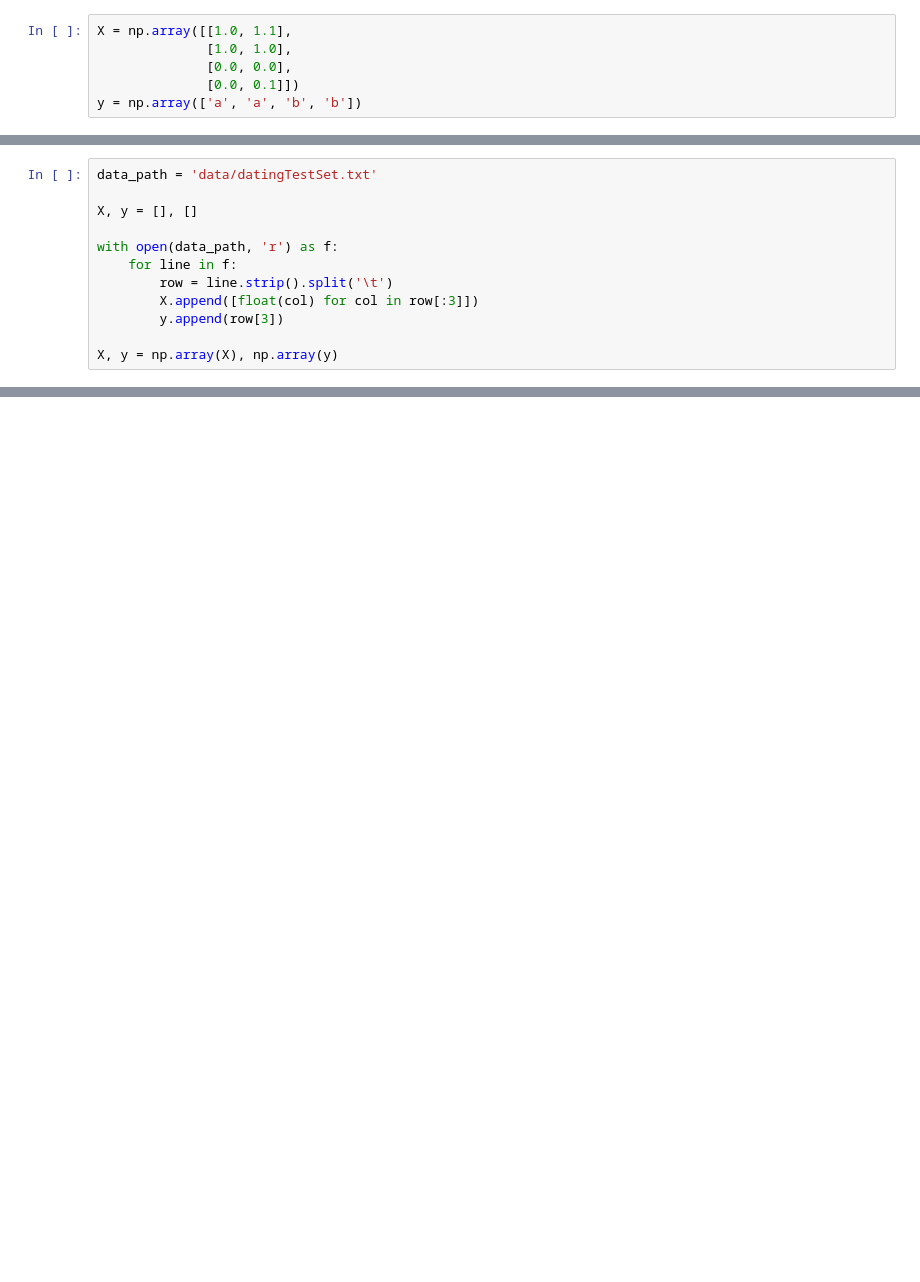
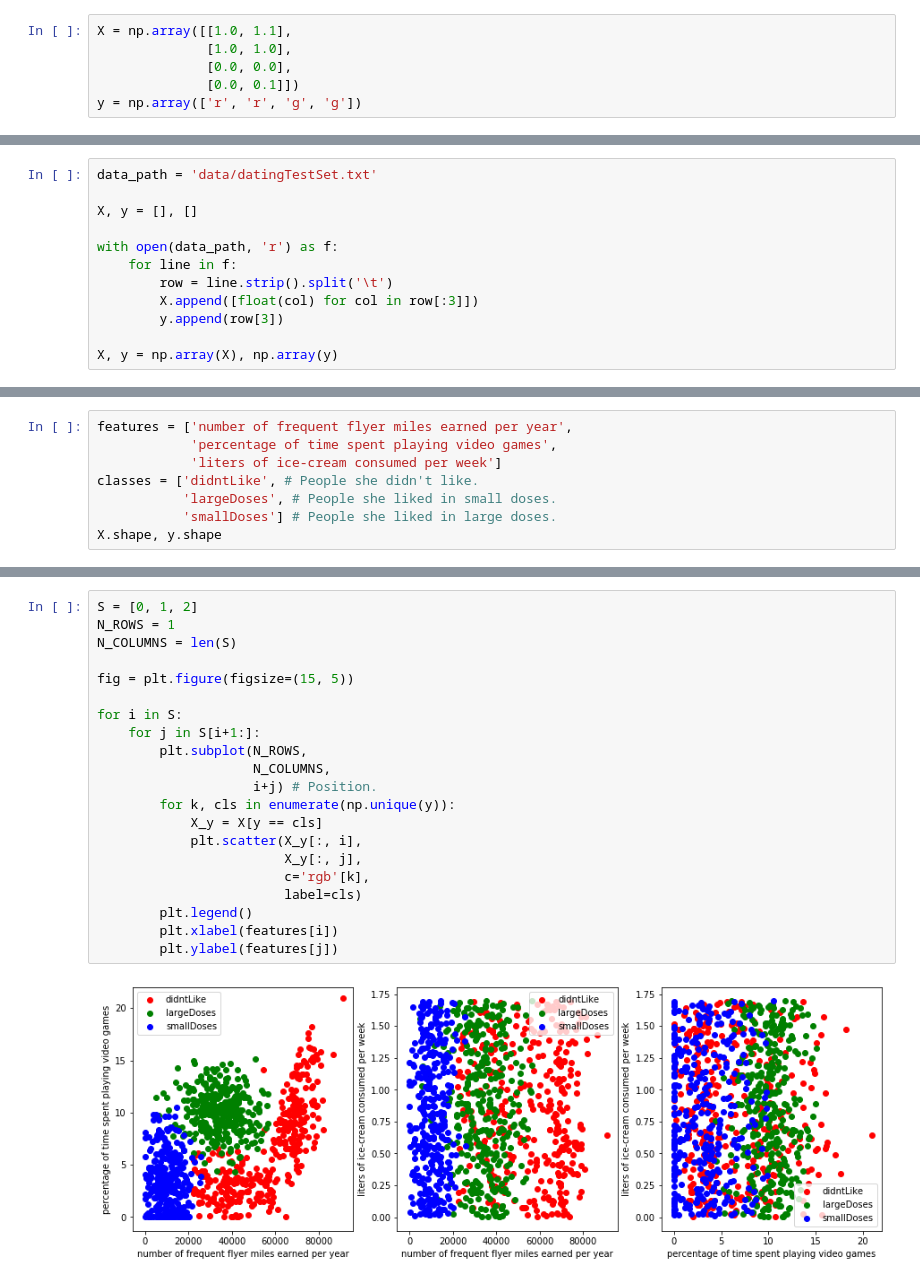
Before and after one commit to alextanhongpin/machine-learning-in-action, a Jupyter notebook: 02_knn/main.ipynb, the cells around one changed output, grey strips where cells are left out. Saved outputs shown, nothing was run; the diff lists cells and outputs as text; blank space fills up the shorter version.

```diff
--- a/02_knn/main.ipynb
+++ b/02_knn/main.ipynb
@@ -6,4 +15,4 @@ X = np.array([[1.0, 1.1],
               [1.0, 1.0],
               [0.0, 0.0],
               [0.0, 0.1]])
-y = np.array(['a', 'a', 'b', 'b'])
+y = np.array(['r', 'r', 'g', 'g'])
@@ -36,0 +88,8 @@ X.shape, y.shape
+# %%
+features = ['number of frequent flyer miles earned per year',
+            'percentage of time spent playing video games',
+            'liters of ice-cream consumed per week']
+classes = ['didntLike', # People she didn't like.
+           'largeDoses', # People she liked in small doses.
+           'smallDoses'] # People she liked in large doses.
+X.shape, y.shape
@@ -36,0 +110,23 @@ X.shape, y.shape
+# %%
+S = [0, 1, 2]
+N_ROWS = 1
+N_COLUMNS = len(S)
+
+fig = plt.figure(figsize=(15, 5))
+
+for i in S:
+    for j in S[i+1:]:
+        plt.subplot(N_ROWS,
+                    N_COLUMNS,
+                    i+j) # Position.
+        for k, cls in enumerate(np.unique(y)):
+            X_y = X[y == cls]
+            plt.scatter(X_y[:, i],
+                        X_y[:, j],
+                        c='rgb'[k],
+                        label=cls)
+        plt.legend()
+        plt.xlabel(features[i])
+        plt.ylabel(features[j])
+# %% [output]
+[figure, added]
```
Also changed, not shown: parts of 18 cells of this notebook.
